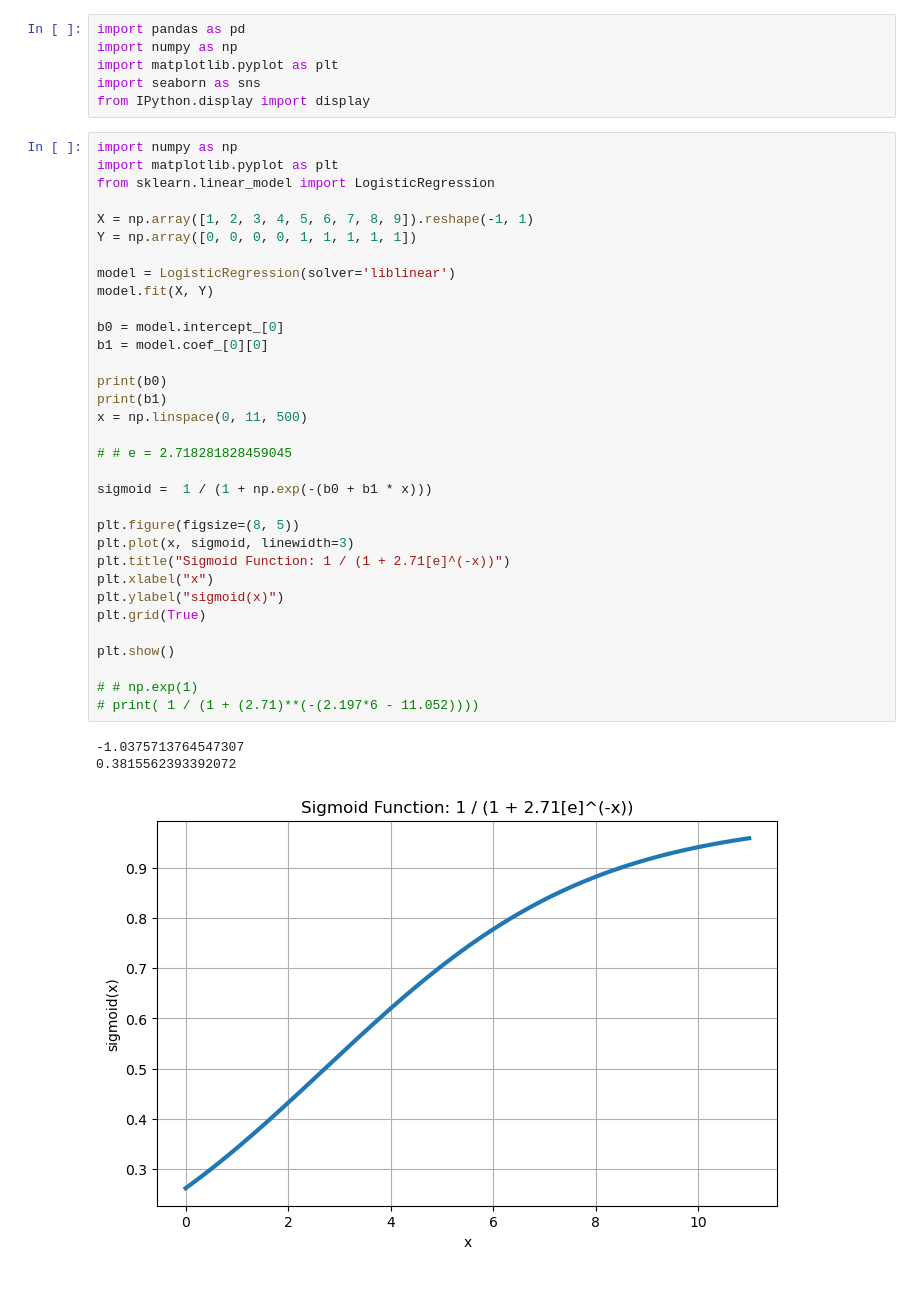
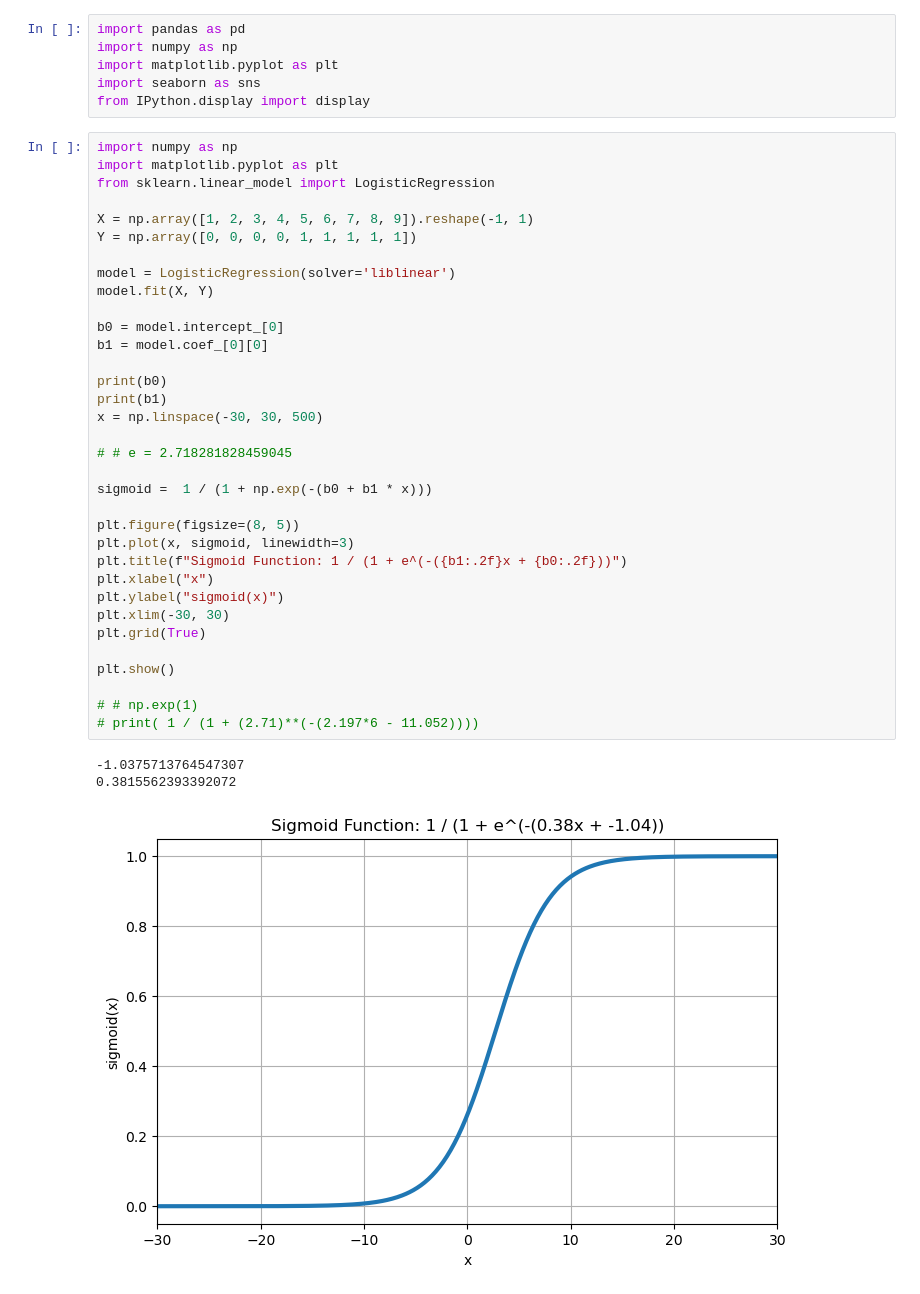
Before and after one commit to pythonai200425/17.11.2025, a Jupyter notebook: log_2.ipynb, the cells around one changed output. Saved outputs shown, nothing was run; the diff lists cells and outputs as text.

```diff
--- a/log_2.ipynb
+++ b/log_2.ipynb
@@ -11,34 +11,35 @@ from sklearn.linear_model import LogisticRegression
 
 X = np.array([1, 2, 3, 4, 5, 6, 7, 8, 9]).reshape(-1, 1)
 Y = np.array([0, 0, 0, 0, 1, 1, 1, 1, 1])
 
 model = LogisticRegression(solver='liblinear')
 model.fit(X, Y)
 
 b0 = model.intercept_[0]
 b1 = model.coef_[0][0]
 
 print(b0)
 print(b1)
-x = np.linspace(0, 11, 500)
+x = np.linspace(-30, 30, 500)
 
 # # e = 2.718281828459045
 
 sigmoid =  1 / (1 + np.exp(-(b0 + b1 * x)))
 
 plt.figure(figsize=(8, 5))
 plt.plot(x, sigmoid, linewidth=3)
-plt.title("Sigmoid Function: 1 / (1 + 2.71[e]^(-x))")
+plt.title(f"Sigmoid Function: 1 / (1 + e^(-({b1:.2f}x + {b0:.2f}))")
 plt.xlabel("x")
 plt.ylabel("sigmoid(x)")
+plt.xlim(-30, 30)
 plt.grid(True)
 
 plt.show()
 
 # # np.exp(1)
 # print( 1 / (1 + (2.71)**(-(2.197*6 - 11.052))))
 # %% [output]
 -1.0375713764547307
 0.3815562393392072
-[figure, old version]
+[figure, new version]
 # %%
```
Also changed, not shown: parts of 2 cells of this notebook, 1 other file.
